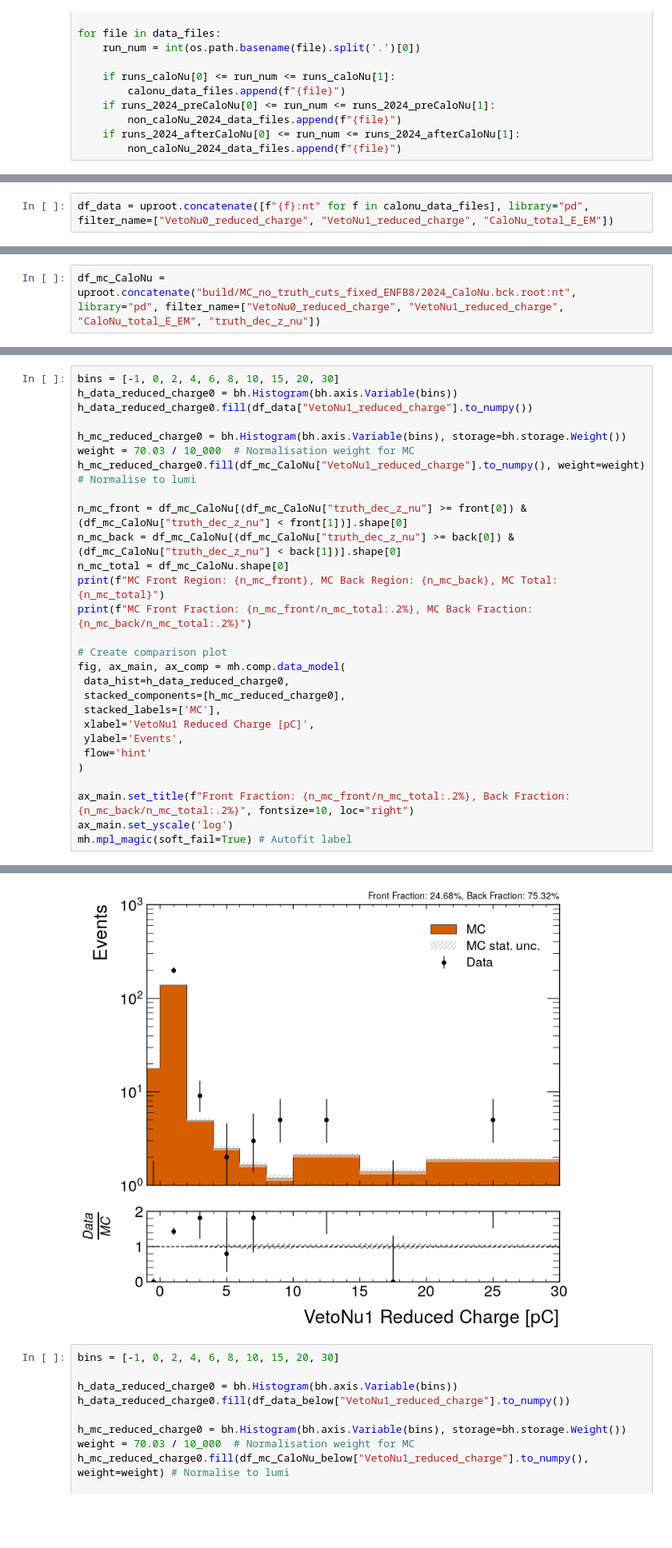
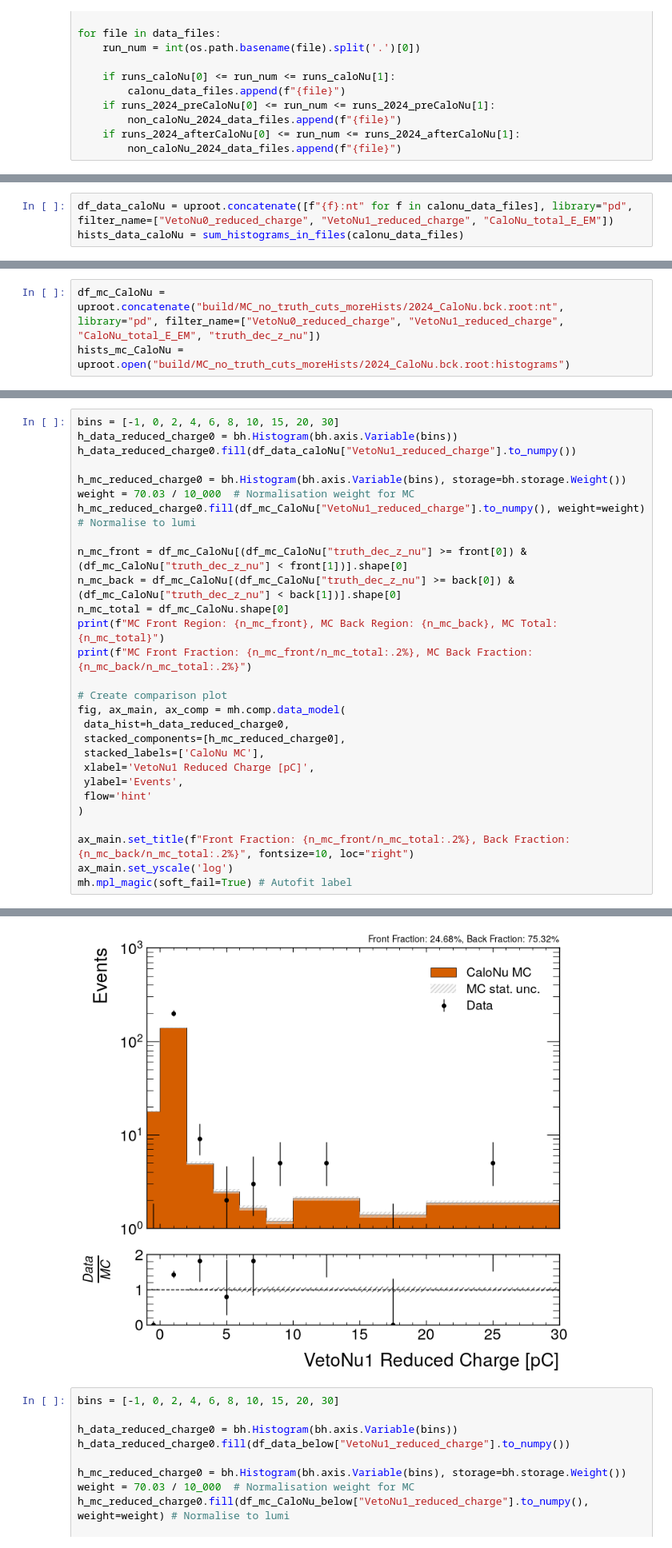
Before and after one commit to benw22022/nuAnalysis, a Jupyter notebook: reduced_charge_cut_eff.ipynb, the cells around one changed output, grey strips where cells are left out. Shown at 80% size. Saved outputs shown, nothing was run; the diff lists cells and outputs as text; blank space fills up the shorter version.

```diff
--- a/reduced_charge_cut_eff.ipynb
+++ b/reduced_charge_cut_eff.ipynb
@@ -60,2 +73,3 @@ for file in data_files:
 # %%
-df_data = uproot.concatenate([f"{f}:nt" for f in calonu_data_files], library="pd", filter_name=["VetoNu0_reduced_charge", "VetoNu1_reduced_charge", "CaloNu_total_E_EM"])
+df_data_caloNu = uproot.concatenate([f"{f}:nt" for f in calonu_data_files], library="pd", filter_name=["VetoNu0_reduced_charge", "VetoNu1_reduced_charge", "CaloNu_total_E_EM"])
+hists_data_caloNu = sum_histograms_in_files(calonu_data_files)
@@ -62,3 +79,4 @@ df_data = uproot.concatenate([f"{f}:nt" for f in calonu_data_files], library="pd
 # %%
-df_mc_CaloNu = uproot.concatenate("build/MC_no_truth_cuts_fixed_ENFB8/2024_CaloNu.bck.root:nt", library="pd", filter_name=["VetoNu0_reduced_charge", "VetoNu1_reduced_charge", "CaloNu_total_E_EM", "truth_dec_z_nu"])
+df_mc_CaloNu = uproot.concatenate("build/MC_no_truth_cuts_moreHists/2024_CaloNu.bck.root:nt", library="pd", filter_name=["VetoNu0_reduced_charge", "VetoNu1_reduced_charge", "CaloNu_total_E_EM", "truth_dec_z_nu"])
+hists_mc_CaloNu = uproot.open("build/MC_no_truth_cuts_moreHists/2024_CaloNu.bck.root:histograms")
 # %%
@@ -187,36 +258,36 @@ MC Front Fraction: 99.98%, MC Back Fraction: 0.02%
 # %%
 bins = [-1, 0, 2, 4, 6, 8, 10, 15, 20, 30]
 h_data_reduced_charge0 = bh.Histogram(bh.axis.Variable(bins))
-h_data_reduced_charge0.fill(df_data["VetoNu1_reduced_charge"].to_numpy())
+h_data_reduced_charge0.fill(df_data_caloNu["VetoNu1_reduced_charge"].to_numpy())
 
 h_mc_reduced_charge0 = bh.Histogram(bh.axis.Variable(bins), storage=bh.storage.Weight())
 weight = 70.03 / 10_000  # Normalisation weight for MC
 h_mc_reduced_charge0.fill(df_mc_CaloNu["VetoNu1_reduced_charge"].to_numpy(), weight=weight) # Normalise to lumi
 
 n_mc_front = df_mc_CaloNu[(df_mc_CaloNu["truth_dec_z_nu"] >= front[0]) & (df_mc_CaloNu["truth_dec_z_nu"] < front[1])].shape[0]
 n_mc_back = df_mc_CaloNu[(df_mc_CaloNu["truth_dec_z_nu"] >= back[0]) & (df_mc_CaloNu["truth_dec_z_nu"] < back[1])].shape[0]
 n_mc_total = df_mc_CaloNu.shape[0]
 print(f"MC Front Region: {n_mc_front}, MC Back Region: {n_mc_back}, MC Total: {n_mc_total}")
 print(f"MC Front Fraction: {n_mc_front/n_mc_total:.2%}, MC Back Fraction: {n_mc_back/n_mc_total:.2%}")
 
 # Create comparison plot
 fig, ax_main, ax_comp = mh.comp.data_model(
  data_hist=h_data_reduced_charge0,
  stacked_components=[h_mc_reduced_charge0],
- stacked_labels=['MC'],
+ stacked_labels=['CaloNu MC'],
  xlabel='VetoNu1 Reduced Charge [pC]',
  ylabel='Events',
  flow='hint'
 )
 
 ax_main.set_title(f"Front Fraction: {n_mc_front/n_mc_total:.2%}, Back Fraction: {n_mc_back/n_mc_total:.2%}", fontsize=10, loc="right")
 ax_main.set_yscale('log')
 mh.mpl_magic(soft_fail=True) # Autofit label
 # %% [output]
 MC Front Region: 6082, MC Back Region: 18564, MC Total: 24648
 MC Front Fraction: 24.68%, MC Back Fraction: 75.32%
 <Axes: xlabel='VetoNu1 Reduced Charge [pC]', ylabel='$\\frac{Data}{MC}$'>
-[figure, old version]
+[figure, new version]
 # %%
 bins = [-1, 0, 2, 4, 6, 8, 10, 15, 20, 30]
 
```
Also changed, not shown: parts of 24 cells of this notebook, 6 other files.
